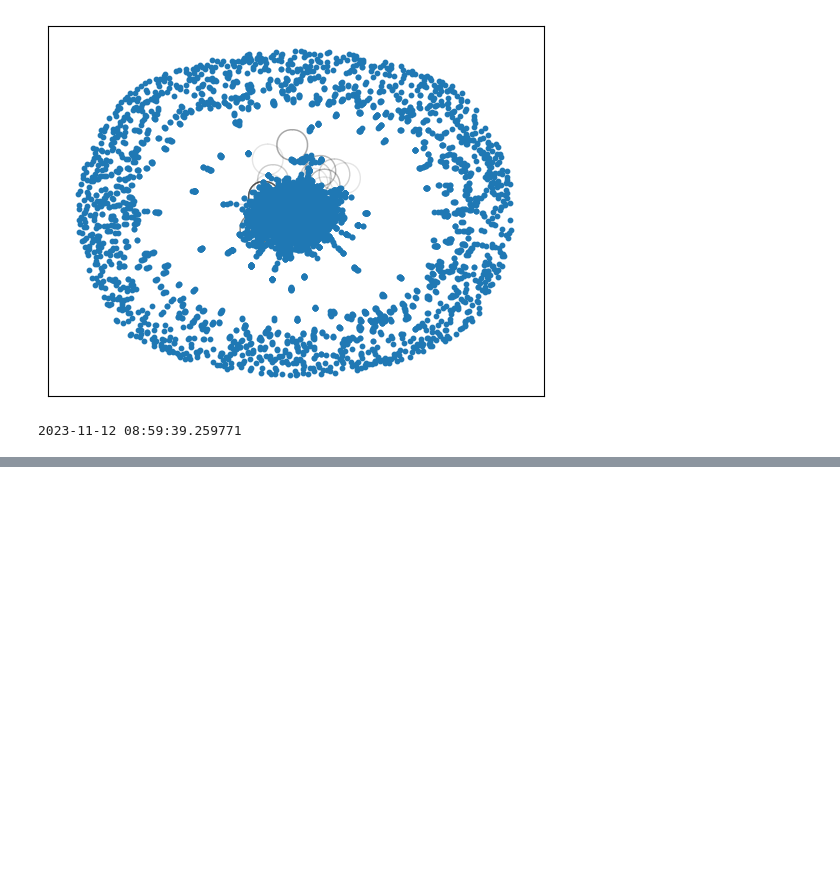
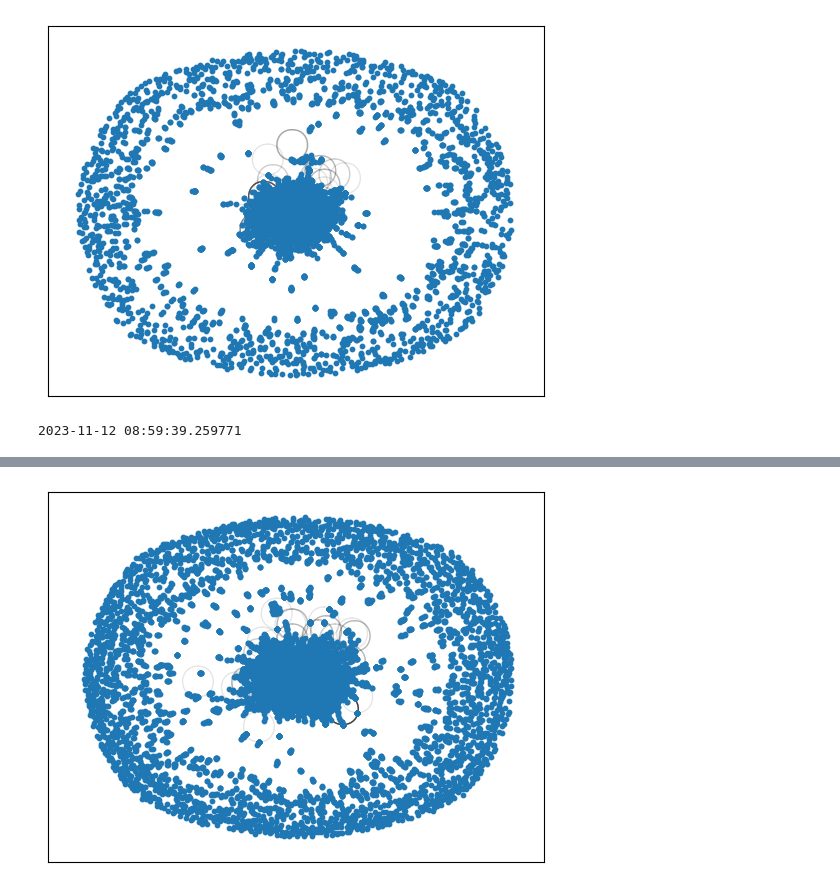
Before and after one commit to batouldiab/collaboration-astroph-network, a Jupyter notebook: astroph-network.ipynb, the cells around one changed output, grey strips where cells are left out. Saved outputs shown, nothing was run; the diff lists cells and outputs as text; code cells hidden in the pictures; blank space fills up the shorter version.

```diff
--- a/astroph-network.ipynb
+++ b/astroph-network.ipynb
@@ -524,0 +566,12 @@ Graph after removing 20% of the most important nodes:
+# %%
+#drawing the network graph after removing 30%
+print('Graph after removing 30% of the most important nodes:')
+temp_g3.remove_edges_from(nx.selfloop_edges(temp_g3))
+print(datetime.now())
+plt.clf()
+pos = nx.spring_layout(temp_g3)
+nx.draw_networkx_nodes(temp_g3, pos, node_size=10)
+nx.draw_networkx_edges(temp_g3, pos, edge_color='black', alpha=0.1, arrows=True)
+plt.show()
+print(datetime.now())
+# %% [output]
@@ -524,0 +580 @@ Graph after removing 20% of the most important nodes:
+[figure, added]
```
Also changed, not shown: parts of 3 cells of this notebook.
